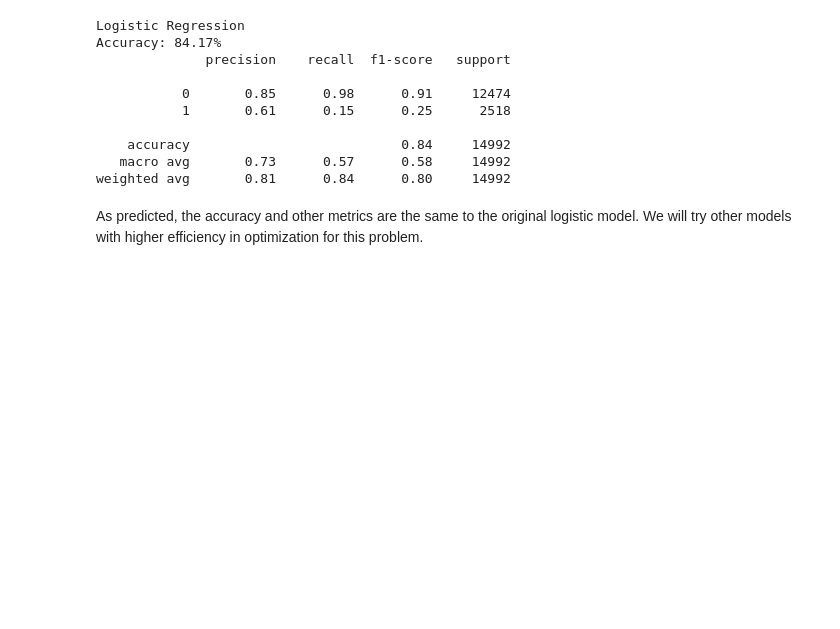
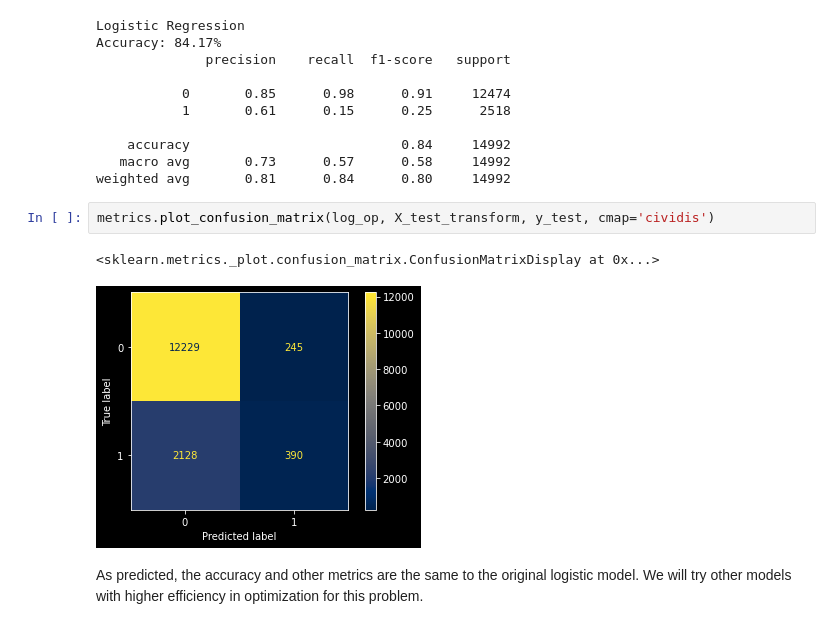
Before and after one commit to pcminh0505/ML, a Jupyter notebook: Asm/ASM1/RMIT_LoS.ipynb, the cells around one changed output. Saved outputs shown, nothing was run; the diff lists cells and outputs as text; blank space fills up the shorter version.

```diff
--- a/Asm/ASM1/RMIT_LoS.ipynb
+++ b/Asm/ASM1/RMIT_LoS.ipynb
@@ -541,6 +551,11 @@ Accuracy: 84.17%
     accuracy                           0.84     14992
    macro avg       0.73      0.57      0.58     14992
 weighted avg       0.81      0.84      0.80     14992
+# %%
+metrics.plot_confusion_matrix(log_op, X_test_transform, y_test, cmap='cividis')
+# %% [output]
+<sklearn.metrics._plot.confusion_matrix.ConfusionMatrixDisplay at 0x...>
+[figure, added]
 # %% [markdown]
 As predicted, the accuracy and other metrics are the same to the original logistic model. We will try other models with higher efficiency in optimization for this problem.
 # %% [markdown]
```
Also changed, not shown: parts of 33 cells of this notebook.
